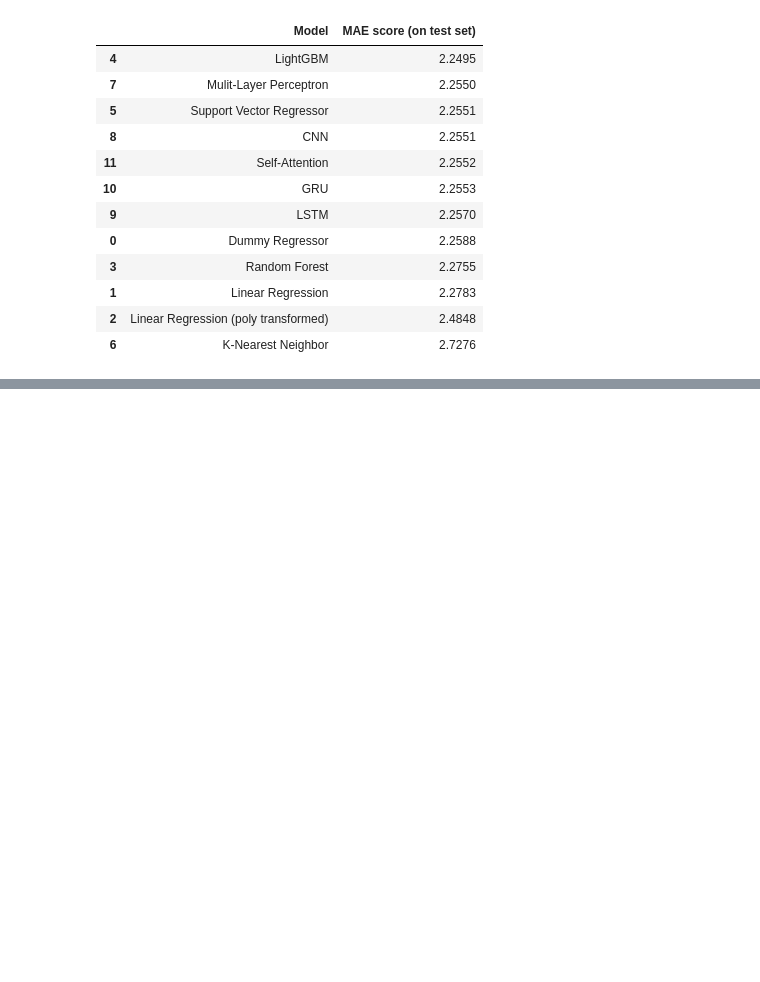
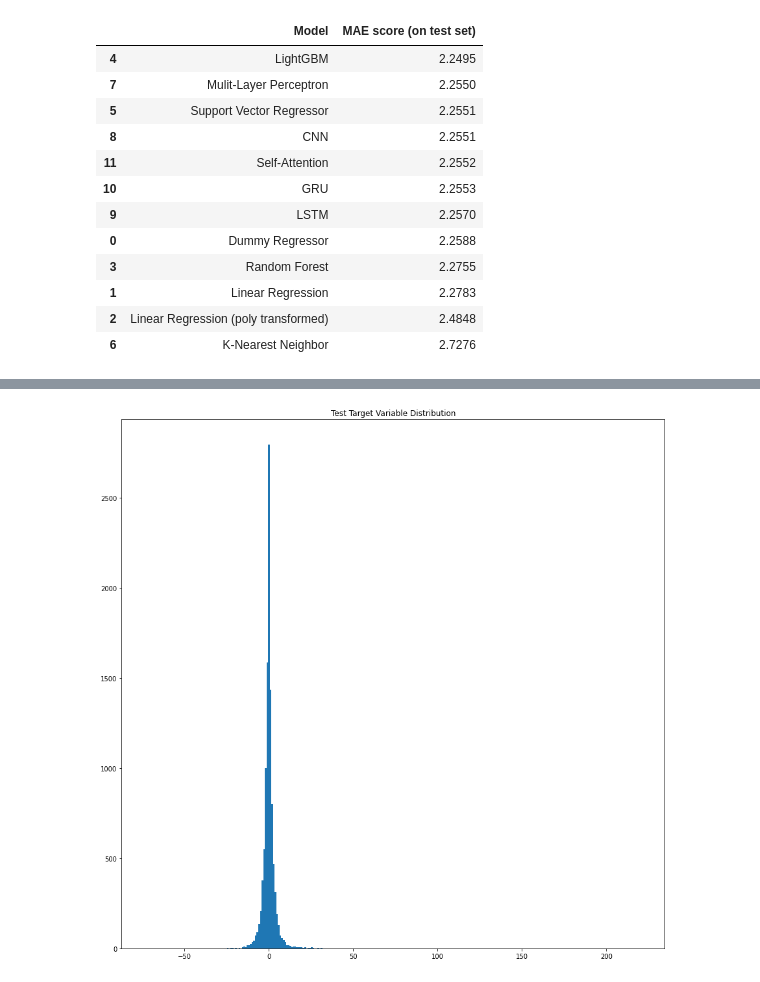
Before and after one commit to TazTornadoo/SigmoidFreud, a Jupyter notebook: Python/Submission/Electricity_price_prediction_5.ipynb, the cells around one changed output, grey strips where cells are left out. Cells and saved outputs as stored; diff of their text form; code cells hidden in the pictures; blank space fills up the shorter version.

```diff
--- a/Python/Submission/Electricity_price_prediction_5.ipynb
+++ b/Python/Submission/Electricity_price_prediction_5.ipynb
@@ -1148,0 +1204,9 @@ performance_df.sort_values('MAE score (on test set)')
+# %%
+col = "Test Target Variable"
+plt.figure(figsize=(15,15))
+plt.hist(y_test_window_size_5, bins= 300)
+
+plt.title(f"{col} Distribution")
+plt.show()
+# %% [output]
+[figure, added]
```
Also changed, not shown: parts of 11 cells of this notebook.
